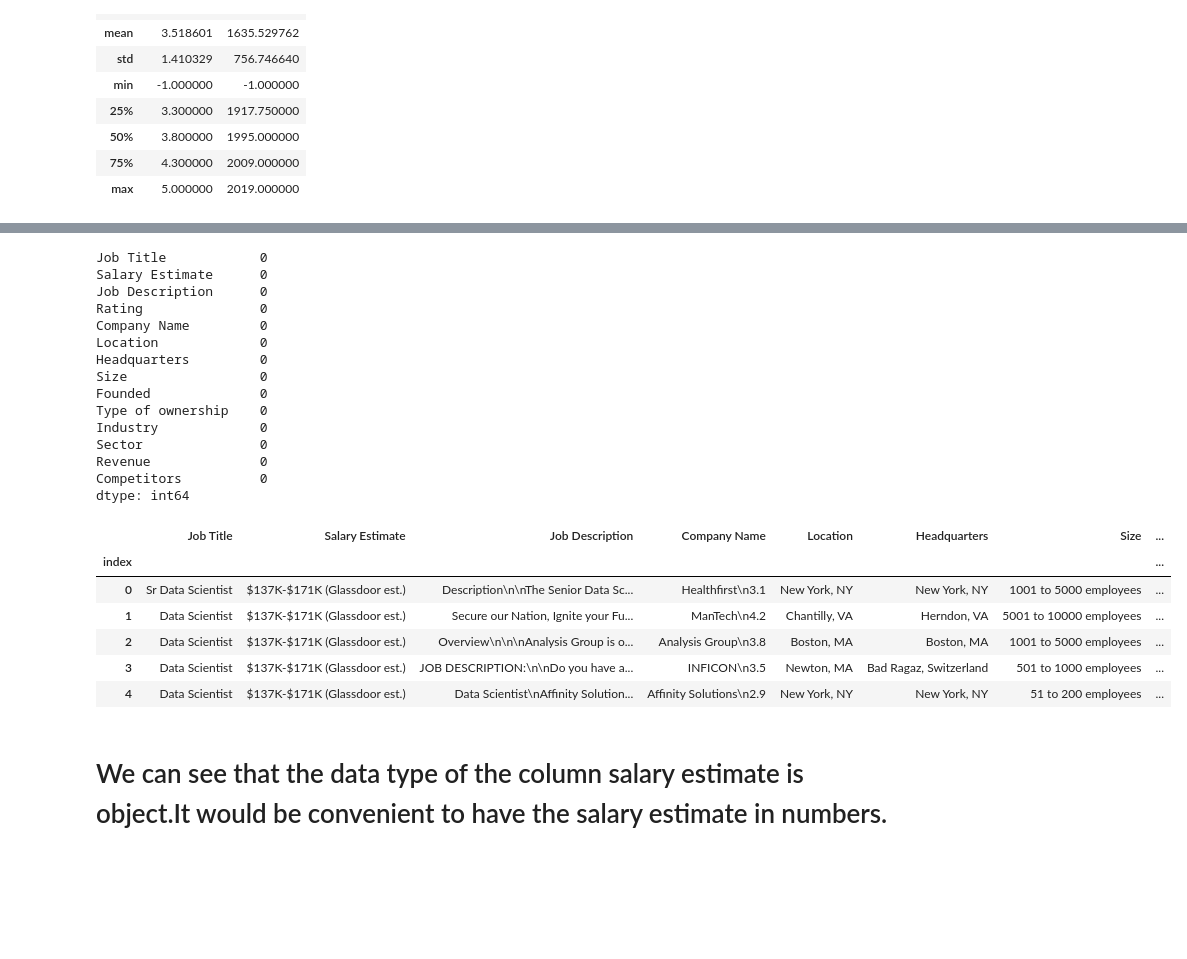
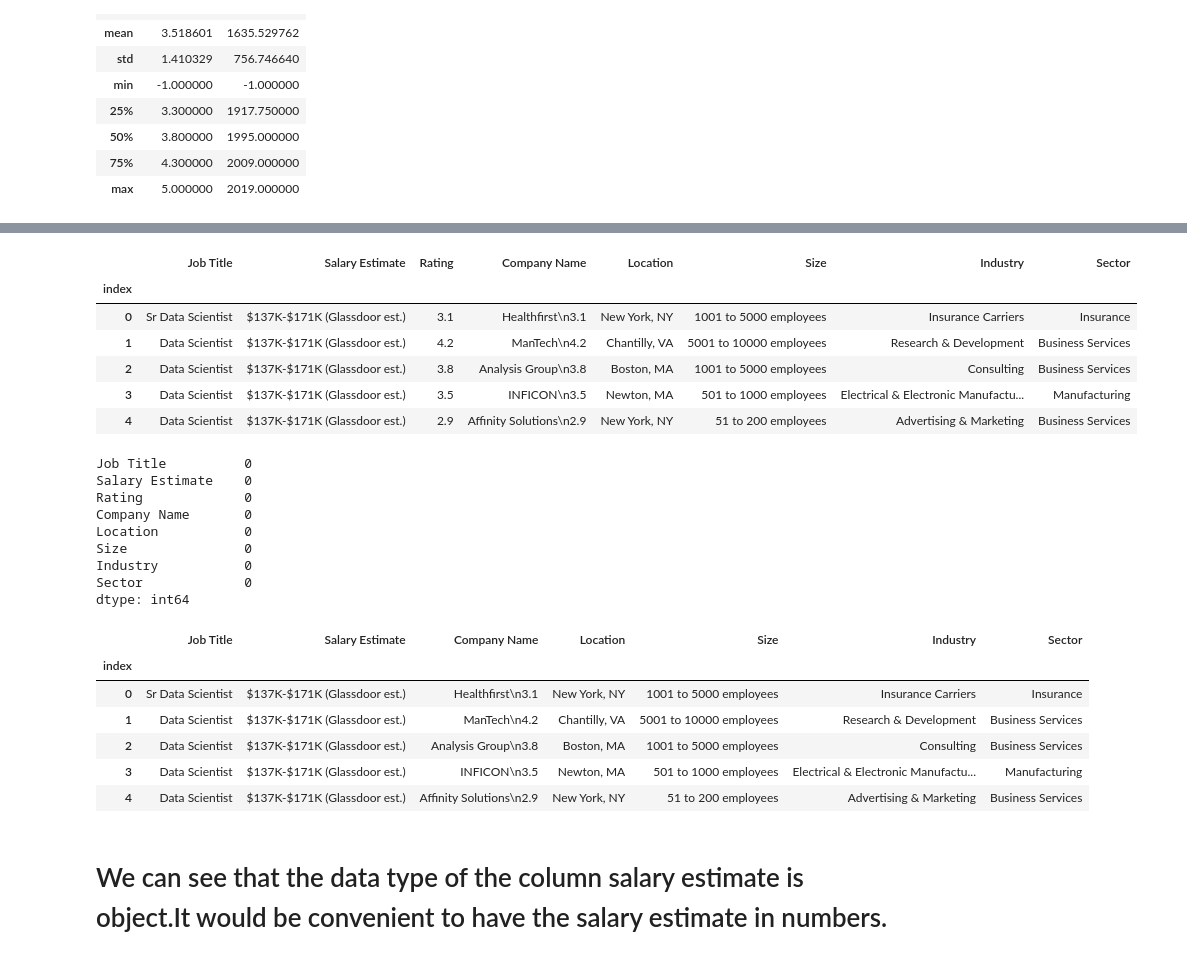
Before and after one commit to pallavi-vishnu/Uncleaned_data, a Jupyter notebook: glassdoor_data.ipynb, the cells around one changed output, grey strips where cells are left out. Cells and saved outputs as stored; diff of their text form; code cells hidden in the pictures; blank space fills up the shorter version.

```diff
--- a/glassdoor_data.ipynb
+++ b/glassdoor_data.ipynb
@@ -32,7 +32,10 @@ Index(['Job Title', 'Salary Estimate', 'Job Description', 'Rating',
        'Type of ownership', 'Industry', 'Sector', 'Revenue', 'Competitors'],
       dtype='object')
 # %%
-raw_data.describe() ## Take a look at the descriptive statistics.
+# make a copy of raw data
+data = raw_data.copy()
+
+data.describe() ## Take a look at the descriptive statistics.
 # %% [output]
 |  | Rating | Founded |
 | count | 672.000000 | 672.000000 |
@@ -65,38 +68,44 @@ Data columns (total 14 columns):
  13  Competitors        672 non-null    object
 dtypes: float64(1), int64(1), object(12)
 memory usage: 78.8+ KB
+# %%
+# Keep only necessary columns
+data = data[['Job Title', 'Salary Estimate', 'Rating', 'Company Name', 'Location', 'Size', 'Industry', 'Sector']]
+data.head()
+# %% [output]
+|  | Job Title | Salary Estimate | Rating | Company Name | Location | Size | Industry | Sector |
+| index |  |  |  |  |  |  |  |  |
+| 0 | Sr Data Scientist | $137K-$171K (Glassdoor est.) | 3.1 | Healthfirst\n3.1 | New York, NY | 1001 to 5000 employees | Insurance Carriers | Insurance |
+| 1 | Data Scientist | $137K-$171K (Glassdoor est.) | 4.2 | ManTech\n4.2 | Chantilly, VA | 5001 to 10000 employees | Research & Development | Business Services |
+| 2 | Data Scientist | $137K-$171K (Glassdoor est.) | 3.8 | Analysis Group\n3.8 | Boston, MA | 1001 to 5000 employees | Consulting | Business Services |
+| 3 | Data Scientist | $137K-$171K (Glassdoor est.) | 3.5 | INFICON\n3.5 | Newton, MA | 501 to 1000 employees | Electrical & Electronic Manufactu... | Manufacturing |
+| 4 | Data Scientist | $137K-$171K (Glassdoor est.) | 2.9 | Affinity Solutions\n2.9 | New York, NY | 51 to 200 employees | Advertising & Marketing | Business Services |
 # %%
 # Look for missing data
 
-raw_data.isna().sum()
+data.isna().sum()
 # %% [output]
-Job Title            0
-Salary Estimate      0
-Job Description      0
-Rating               0
-Company Name         0
-Location             0
-Headquarters         0
-Size                 0
-Founded              0
-Type of ownership    0
-Industry             0
-Sector               0
-Revenue              0
-Competitors          0
+Job Title          0
+Salary Estimate    0
+Rating             0
+Company Name       0
+Location           0
+Size               0
+Industry           0
+Sector             0
 dtype: int64
 # %%
 # Take a look at the variables with object data type.
 
-raw_data.select_dtypes('object').head()
+data.select_dtypes('object').head()
 # %% [output]
-|  | Job Title | Salary Estimate | Job Description | Company Name | Location | Headquarters | Size | ... |
-| index |  |  |  |  |  |  |  | ... |
-| 0 | Sr Data Scientist | $137K-$171K (Glassdoor est.) | Description\n\nThe Senior Data Sc... | Healthfirst\n3.1 | New York, NY | New York, NY | 1001 to 5000 employees | ... |
-| 1 | Data Scientist | $137K-$171K (Glassdoor est.) | Secure our Nation, Ignite your Fu... | ManTech\n4.2 | Chantilly, VA | Herndon, VA | 5001 to 10000 employees | ... |
-| 2 | Data Scientist | $137K-$171K (Glassdoor est.) | Overview\n\n\nAnalysis Group is o... | Analysis Group\n3.8 | Boston, MA | Boston, MA | 1001 to 5000 employees | ... |
-| 3 | Data Scientist | $137K-$171K (Glassdoor est.) | JOB DESCRIPTION:\n\nDo you have a... | INFICON\n3.5 | Newton, MA | Bad Ragaz, Switzerland | 501 to 1000 employees | ... |
-| 4 | Data Scientist | $137K-$171K (Glassdoor est.) | Data Scientist\nAffinity Solution... | Affinity Solutions\n2.9 | New York, NY | New York, NY | 51 to 200 employees | ... |
+|  | Job Title | Salary Estimate | Company Name | Location | Size | Industry | Sector |
+| index |  |  |  |  |  |  |  |
+| 0 | Sr Data Scientist | $137K-$171K (Glassdoor est.) | Healthfirst\n3.1 | New York, NY | 1001 to 5000 employees | Insurance Carriers | Insurance |
+| 1 | Data Scientist | $137K-$171K (Glassdoor est.) | ManTech\n4.2 | Chantilly, VA | 5001 to 10000 employees | Research & Development | Business Services |
+| 2 | Data Scientist | $137K-$171K (Glassdoor est.) | Analysis Group\n3.8 | Boston, MA | 1001 to 5000 employees | Consulting | Business Services |
+| 3 | Data Scientist | $137K-$171K (Glassdoor est.) | INFICON\n3.5 | Newton, MA | 501 to 1000 employees | Electrical & Electronic Manufactu... | Manufacturing |
+| 4 | Data Scientist | $137K-$171K (Glassdoor est.) | Affinity Solutions\n2.9 | New York, NY | 51 to 200 employees | Advertising & Marketing | Business Services |
 # %% [markdown]
 # We can see that the data type of the column salary estimate is object.It would be convenient to have the salary estimate in numbers.
 # %%
```
Also changed, not shown: parts of 10 cells of this notebook.
